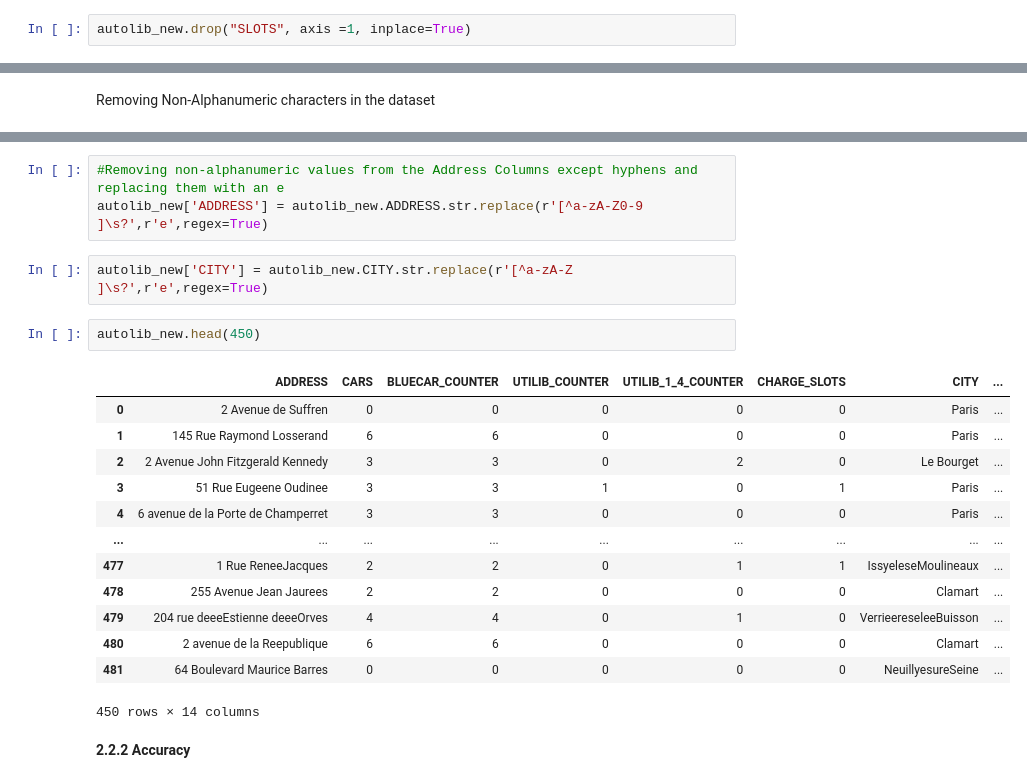
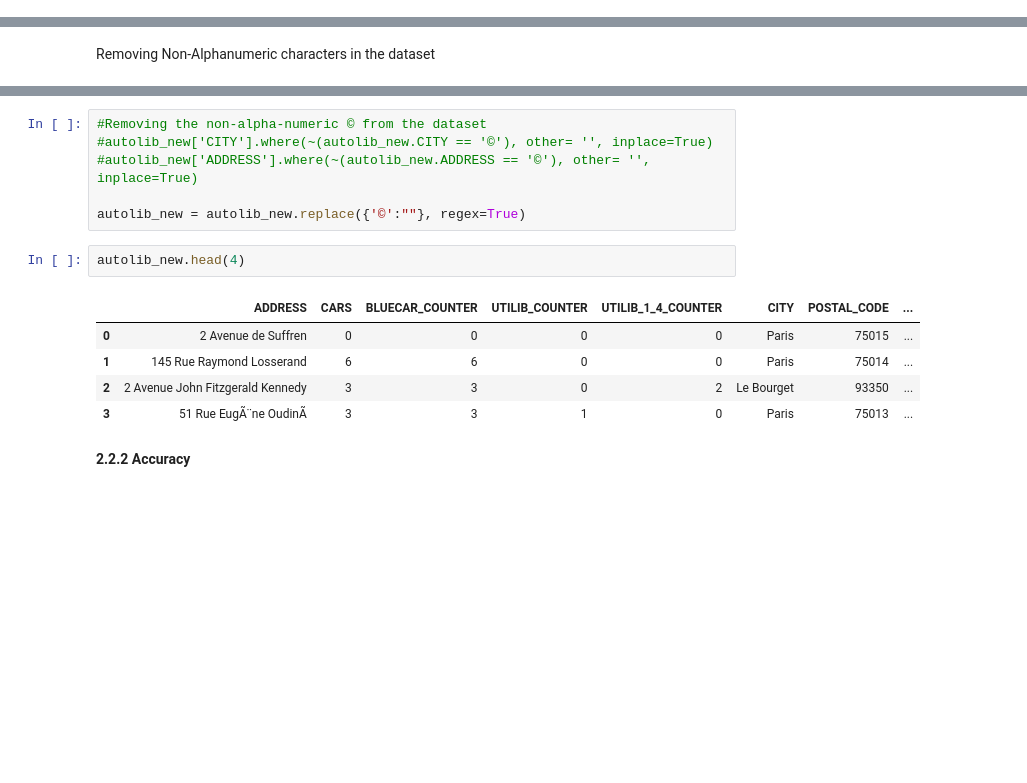
Before and after one commit to Obreintelly/Week_4_IP_Autolib_Data, a Jupyter notebook: Moringa_Data_Science_Prep_W4_Independent_Project_2021_03_Obrein_Telly_Autolib.ipynb, the cells around one changed output, grey strips where cells are left out. Cells and saved outputs as stored; diff of their text form; blank space fills up the shorter version.

```diff
--- a/Moringa_Data_Science_Prep_W4_Independent_Project_2021_03_Obrein_Telly_Autolib.ipynb
+++ b/Moringa_Data_Science_Prep_W4_Independent_Project_2021_03_Obrein_Telly_Autolib.ipynb
@@ -219,5 +219,3 @@ autolib_new.head()
-# %%
-autolib_new.drop("SLOTS", axis =1, inplace=True)
 # %%
 autolib_new.shape
 # %% [output]
@@ -245,24 +231,17 @@ Removing Non-Alphanumeric characters in the dataset
-# %%
-#Removing non-alphanumeric values from the Address Columns except hyphens and replacing them with an e
-autolib_new['ADDRESS'] = autolib_new.ADDRESS.str.replace(r'[^a-zA-Z0-9 ]\s?',r'e',regex=True)
-# %%
-autolib_new['CITY'] = autolib_new.CITY.str.replace(r'[^a-zA-Z ]\s?',r'e',regex=True)
+# %%
+#Removing the non-alpha-numeric © from the dataset
+#autolib_new['CITY'].where(~(autolib_new.CITY == '©'), other= '', inplace=True)
+#autolib_new['ADDRESS'].where(~(autolib_new.ADDRESS == '©'), other= '', inplace=True)
+
+autolib_new = autolib_new.replace({'©':""}, regex=True)
 # %%
-autolib_new.head(450)
+autolib_new.head(4)
 # %% [output]
-|  | ADDRESS | CARS | BLUECAR_COUNTER | UTILIB_COUNTER | UTILIB_1_4_COUNTER | CHARGE_SLOTS | CITY | ... |
-| 0 | 2 Avenue de Suffren | 0 | 0 | 0 | 0 | 0 | Paris | ... |
-| 1 | 145 Rue Raymond Losserand | 6 | 6 | 0 | 0 | 0 | Paris | ... |
-| 2 | 2 Avenue John Fitzgerald Kennedy | 3 | 3 | 0 | 2 | 0 | Le Bourget | ... |
-| 3 | 51 Rue Eugeene Oudinee | 3 | 3 | 1 | 0 | 1 | Paris | ... |
-| 4 | 6 avenue de la Porte de Champerret | 3 | 3 | 0 | 0 | 0 | Paris | ... |
-| ... | ... | ... | ... | ... | ... | ... | ... | ... |
-| 477 | 1 Rue ReneeJacques | 2 | 2 | 0 | 1 | 1 | IssyeleseMoulineaux | ... |
-| 478 | 255 Avenue Jean Jaurees | 2 | 2 | 0 | 0 | 0 | Clamart | ... |
-| 479 | 204 rue deeeEstienne deeeOrves | 4 | 4 | 0 | 1 | 0 | VerrieereseleeBuisson | ... |
-| 480 | 2 avenue de la Reepublique | 6 | 6 | 0 | 0 | 0 | Clamart | ... |
-| 481 | 64 Boulevard Maurice Barres | 0 | 0 | 0 | 0 | 0 | NeuillyesureSeine | ... |
+|  | ADDRESS | CARS | BLUECAR_COUNTER | UTILIB_COUNTER | UTILIB_1_4_COUNTER | CITY | POSTAL_CODE | ... |
+| 0 | 2 Avenue de Suffren | 0 | 0 | 0 | 0 | Paris | 75015 | ... |
+| 1 | 145 Rue Raymond Losserand | 6 | 6 | 0 | 0 | Paris | 75014 | ... |
+| 2 | 2 Avenue John Fitzgerald Kennedy | 3 | 3 | 0 | 2 | Le Bourget | 93350 | ... |
+| 3 | 51 Rue EugÃ¨ne OudinÃ | 3 | 3 | 1 | 0 | Paris | 75013 | ... |
-450 rows × 14 columns
 # %% [markdown]
 **2.2.2 Accuracy**
 # %% [markdown]
```
Also changed, not shown: parts of 19 cells of this notebook.
